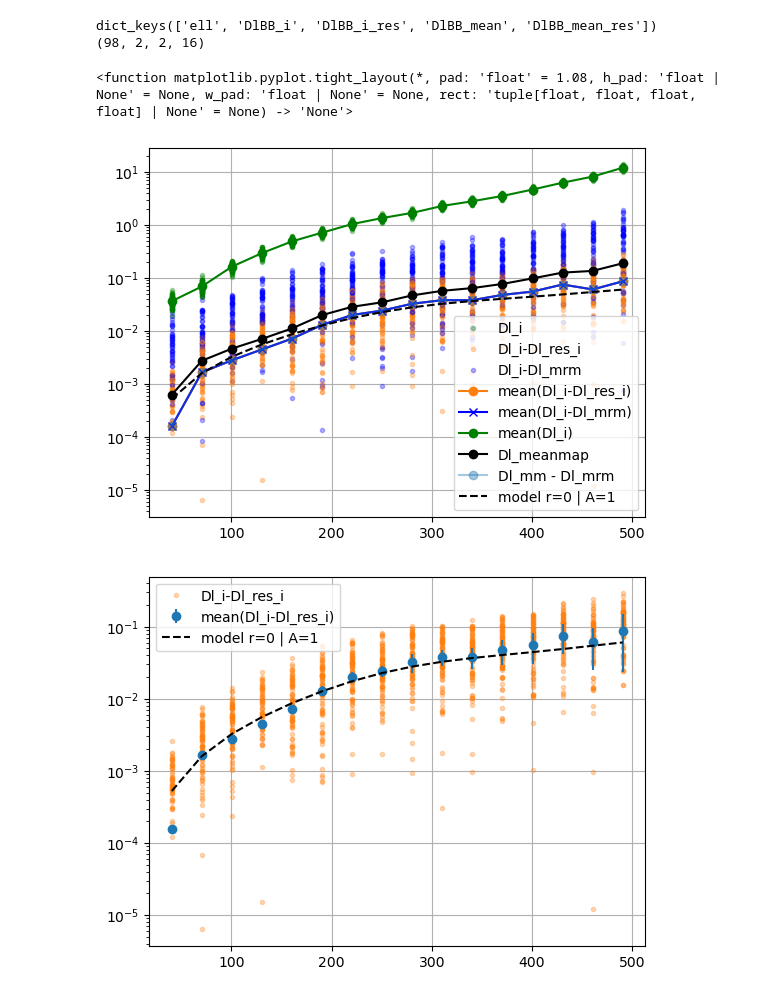
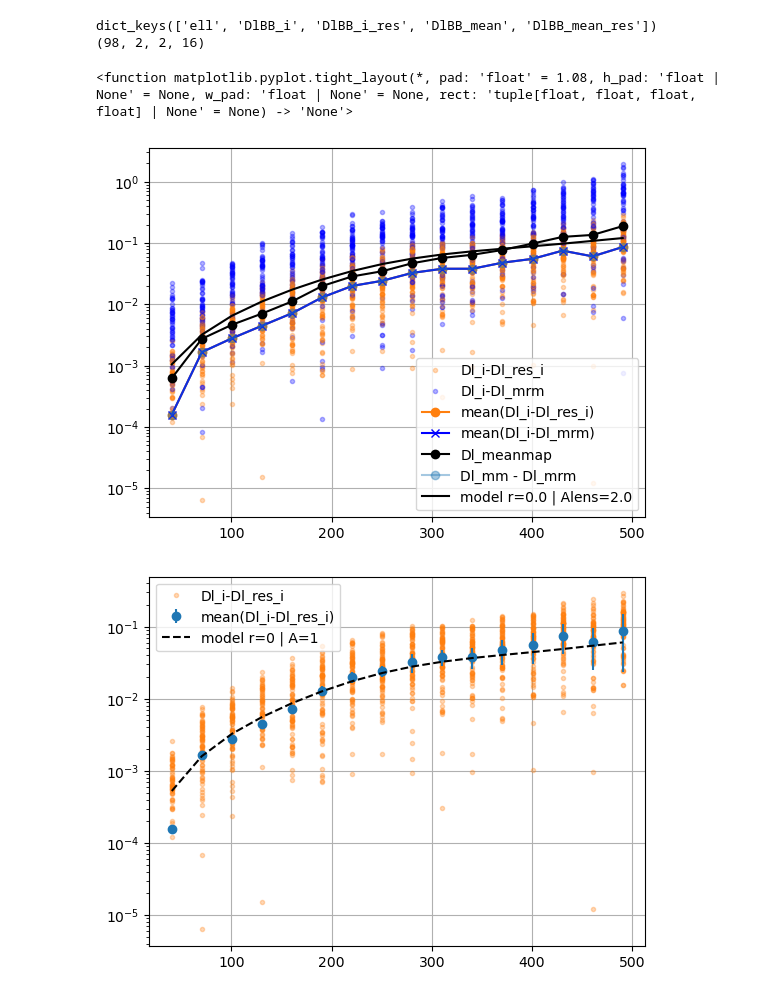
Before and after one commit to mathias77515/CMM-Pipeline, a Jupyter notebook: scripts_nahuel/analysis-r-2.ipynb, the cells around one changed output. Cells and saved outputs as stored; diff of their text form; code cells hidden in the pictures.

```diff
--- a/scripts_nahuel/analysis-r-2.ipynb
+++ b/scripts_nahuel/analysis-r-2.ipynb
@@ -17,8 +17,8 @@ def give_cl_cmb(ell, r=0, Alens=1.):
         power_spectrum += r * hp.read_cl('/home/nahue-ofi/CMM-Pipeline/src/data/Cls_Planck2018_unlensed_scalar_and_tensor_r1.fits')[:,:4000]
     return np.interp(ell, np.arange(1, 4001, 1), power_spectrum[2])
 
-with open('/home/nahue-ofi/CMM-Pipeline/src/autospectrum_cmb_d0_100_143_planck_parametric_d0_two.pkl', 'rb') as f: #autospectrum_realistic_in_cmb_d1_s0_out_cmb_d1_parametric_d1_two #autospectrum_forecast_inCMBDustSync_outCMBDustSync_advancedparametric_d0_two
-    data = pickle.load(f)
+# with open('/home/nahue-ofi/CMM-Pipeline/src/autospectrum_cmb_d0_100_143_planck_parametric_d0_two.pkl', 'rb') as f: #autospectrum_realistic_in_cmb_d1_s0_out_cmb_d1_parametric_d1_two #autospectrum_forecast_inCMBDustSync_outCMBDustSync_advancedparametric_d0_two
+#     data1 = pickle.load(f)
 
 with open('/home/nahue-ofi/CMM-Pipeline/src/autospectrum_cmb_d0_fullHFI_planck_parametric_d0_two.pkl', 'rb') as f: #autospectrum_realistic_in_cmb_d1_s0_out_cmb_d1_parametric_d1_two #autospectrum_forecast_inCMBDustSync_outCMBDustSync_advancedparametric_d0_two
     data = pickle.load(f)
@@ -38,29 +38,29 @@ nreals = np.shape(data['DlBB_i'])[0]
 dict_keys(['ell', 'DlBB_i', 'DlBB_i_res', 'DlBB_mean', 'DlBB_mean_res'])
 (98, 2, 2, 16)
 # %%
-Alens = 2.5
-r = 0.007
+Alens = 2.
+r = 0.
 
 plt.figure()
 
 for i in range(nreals):
     if i==0:
-        plt.plot(data['ell'], data['DlBB_i'][i,0,0,:],'g.',alpha=0.3,label='Dl_i')
+        # plt.plot(data['ell'], data['DlBB_i'][i,0,0,:],'g.',alpha=0.3,label='Dl_i')
         plt.plot(data['ell'], data['DlBB_i'][i,0,0,:]-data['DlBB_i_res'][i,0,0,:],'C1.',alpha=0.3,label='Dl_i-Dl_res_i')
         plt.plot(data['ell'], data['DlBB_i'][i,0,0,:]-np.mean(data['DlBB_i_res'][:,0,0,:],axis=0),'b.',alpha=0.3,label='Dl_i-Dl_mrm')
-    plt.plot(data['ell'], data['DlBB_i'][i,0,0,:],'g.',alpha=0.3)
+    # plt.plot(data['ell'], data['DlBB_i'][i,0,0,:],'g.',alpha=0.3)
     plt.plot(data['ell'], data['DlBB_i'][i,0,0,:]-data['DlBB_i_res'][i,0,0,:],'C1.',alpha=0.3)
     plt.plot(data['ell'], data['DlBB_i'][i,0,0,:]-np.mean(data['DlBB_i_res'][:,0,0,:],axis=0),'b.',alpha=0.3)
 
 
 
-plt.errorbar( data['ell'], np.mean(data['DlBB_i'][:,0,0,:],axis=0), fmt='g-o', label='mean(Dl_i)')
+# plt.errorbar( data['ell'], np.mean(data['DlBB_i'][:,0,0,:],axis=0), fmt='g-o', label='mean(Dl_i)')
 plt.errorbar( data['ell'], data['DlBB_mean'][0,0,:], fmt = 'k-o', label = 'Dl_meanmap' )
 plt.errorbar( data['ell'], data['DlBB_mean'][0,0,:]-data['DlBB_mean_res'][0,0,:], fmt='-o', label='Dl_mm - Dl_mrm',alpha=0.4)
 plt.plot(data['ell'], np.mean(data['DlBB_i'][:,0,0,:]-data['DlBB_i_res'][:,0,0,:],axis=0),'C1-o',label='mean(Dl_i-Dl_res_i)')
 plt.plot(data['ell'], np.mean(data['DlBB_i'][:,0,0,:]-np.mean(data['DlBB_i_res'][:,0,0,:],axis=0),axis=0),'b-x',label='mean(Dl_i-Dl_mrm)')
-# plt.errorbar( data['ell'], _f * give_cl_cmb(data['ell'], r, Alens), fmt='-k', label=f'model r={r} | Alens={Alens}')
-plt.errorbar( data['ell'], _f * give_cl_cmb(data['ell'], 0, 1), fmt='--k', label='model r=0 | A=1',zorder=10)
+plt.errorbar( data['ell'], _f * give_cl_cmb(data['ell'], r, Alens), fmt='-k', label=f'model r={r} | Alens={Alens}')
+# plt.errorbar( data['ell'], _f * give_cl_cmb(data['ell'], 0, 1), fmt='--k', label='model r=0 | A=1',zorder=10)
 
 plt.yscale('log')
 plt.grid()
@@ -104,40 +104,40 @@ for i in range(nreals):
 # plt.errorbar( data['ell'], data['DlBB_mean'][0,0,:]-data['DlBB_mean_res'][0,0,:], fmt='-o', label='Dl_mm - Dl_mrm',alpha=0.4)
 # plt.plot(data['ell'], np.mean(data['DlBB_i'][:,0,0,:]-data['DlBB_i_res'][:,0,0,:],axis=0),'C1-o',label='mean(Dl_i-Dl_res_i)')
 # plt.plot(data['ell'], np.mean(data['DlBB_i'][:,0,0,:]-np.mean(data['DlBB_i_res'][:,0,0,:],axis=0),axis=0),'b-x',label='mean(Dl_i-Dl_mrm)')
-# plt.errorbar( data['ell'], _f * give_cl_cmb(data['ell'], r, Alens), fmt='-k', label=f'model r={r} | Alens={Alens}')
-plt.errorbar( data['ell'], _f * give_cl_cmb(data['ell'], 0, 1), fmt='--k', label='model r=0 | A=1',zorder=10)
+plt.errorbar( data['ell'], _f * give_cl_cmb(data['ell'], r, Alens), fmt='-k', label=f'model r={r} | Alens={Alens}')
+# plt.errorbar( data['ell'], _f * give_cl_cmb(data['ell'], 0, 1), fmt='--k', label='model r=0 | A=1',zorder=10)
 
-# plt.yscale('log')
+plt.yscale('log')
 plt.grid()
 plt.legend()
 plt.tight_layout
 
 plt.figure()
 
 # for i in range(nreals):
 #     if i==0:
 #         # plt.plot(data['ell'], data['DlBB_i'][i,0,0,:],'g.',alpha=0.3,label='Dl_i')
 #         plt.plot(data['ell'],data['DlBB_i_res'][i,0,0,:],'C1.',alpha=0.3,label='Dl_i-Dl_res_i')
 #         # plt.plot(data['ell'], data['DlBB_i'][i,0,0,:]-np.mean(data['DlBB_i'][:,0,0,:],axis=0),'b.',alpha=0.3,label='Dl_i-mean(Dl_i)')
 #     # plt.plot(data['ell'], data['DlBB_i'][i,0,0,:],'g.',alpha=0.3)
 #     plt.plot(data['ell'],data['DlBB_i_res'][i,0,0,:],'C1.',alpha=0.3)
 #     # plt.plot(data['ell'], data['DlBB_i'][i,0,0,:]-np.mean(data['DlBB_i'][:,0,0,:],axis=0),'b.',alpha=0.3)
 
 
 
 # plt.errorbar( data['ell'], np.mean(data['DlBB_i'][:,0,0,:],axis=0), fmt='g-o', label='mean(Dl_i)')
 # plt.errorbar( data['ell'], data['DlBB_mean'][0,0,:], fmt = 'k-o', label = 'Dl_meanmap' )
 plt.errorbar( data['ell'], data['DlBB_mean_res'][0,0,:], fmt='-o', label='Dl_mrm', alpha=0.4)
 # plt.plot(data['ell'], np.mean(data['DlBB_i_res'][:,0,0,:],axis=0),'C1-o',label='mean(Dl_i-Dl_res_i)')
 # plt.plot(data['ell'], np.mean(data['DlBB_i'][:,0,0,:]-np.mean(data['DlBB_i_res'][:,0,0,:],axis=0),axis=0),'b-x',label='mean(Dl_i-Dl_mrm)')
 # plt.errorbar( data['ell'], _f * give_cl_cmb(data['ell'], r, Alens), fmt='-k', label=f'model r={r} | Alens={Alens}')
 # plt.errorbar( data['ell'], _f * give_cl_cmb(data['ell'], 0, 1), fmt='--k', label='model r=0 | A=1',zorder=10)
 
-# plt.yscale('log')
+plt.yscale('log')
 plt.grid()
 plt.legend()
 plt.tight_layout
 # %% [output]
 <function matplotlib.pyplot.tight_layout(*, pad: 'float' = 1.08, h_pad: 'float | None' = None, w_pad: 'float | None' = None, rect: 'tuple[float, float, float, float] | None' = None) -> 'None'>
-[figure, old version]
+[figure, new version]
 [figure]
```
Also changed, not shown: parts of 12 cells of this notebook, 1 other file.
